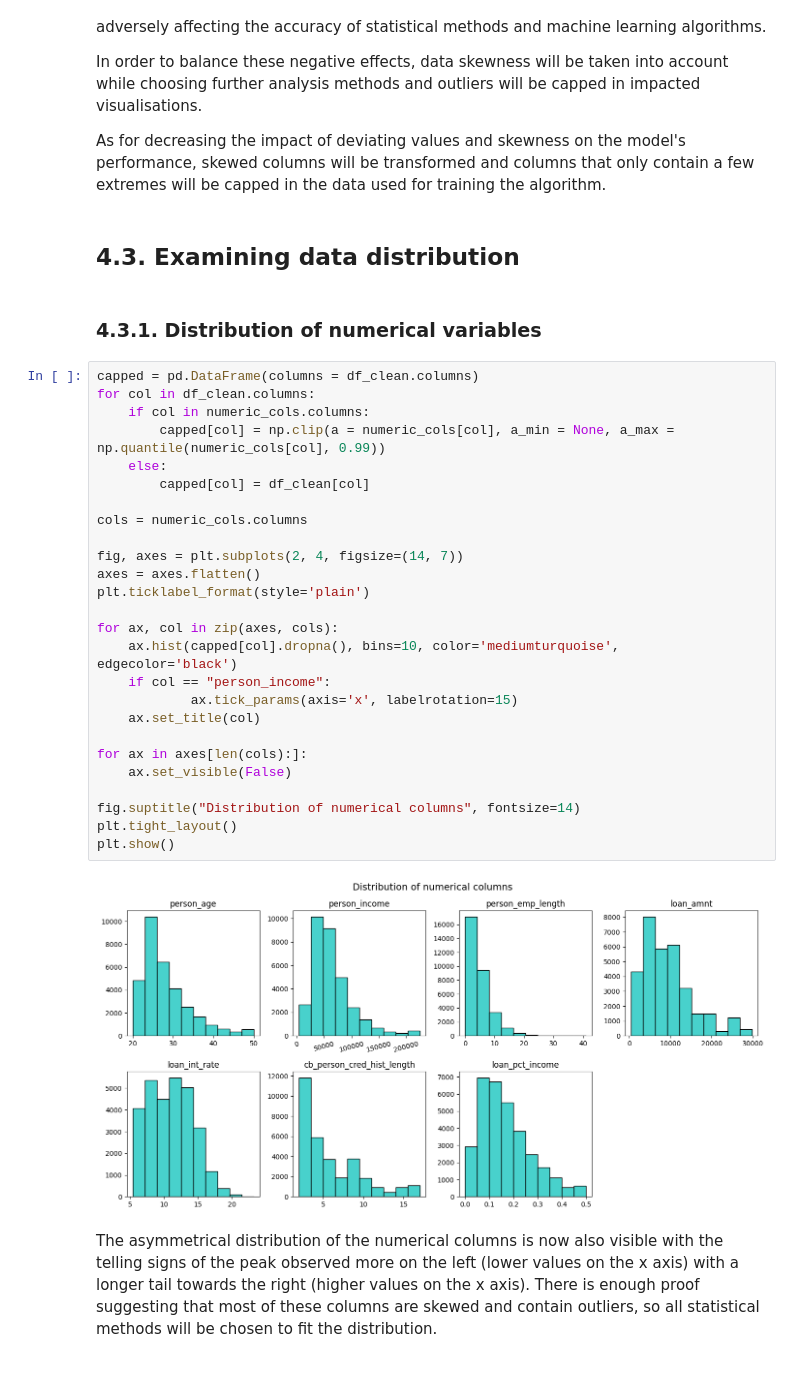
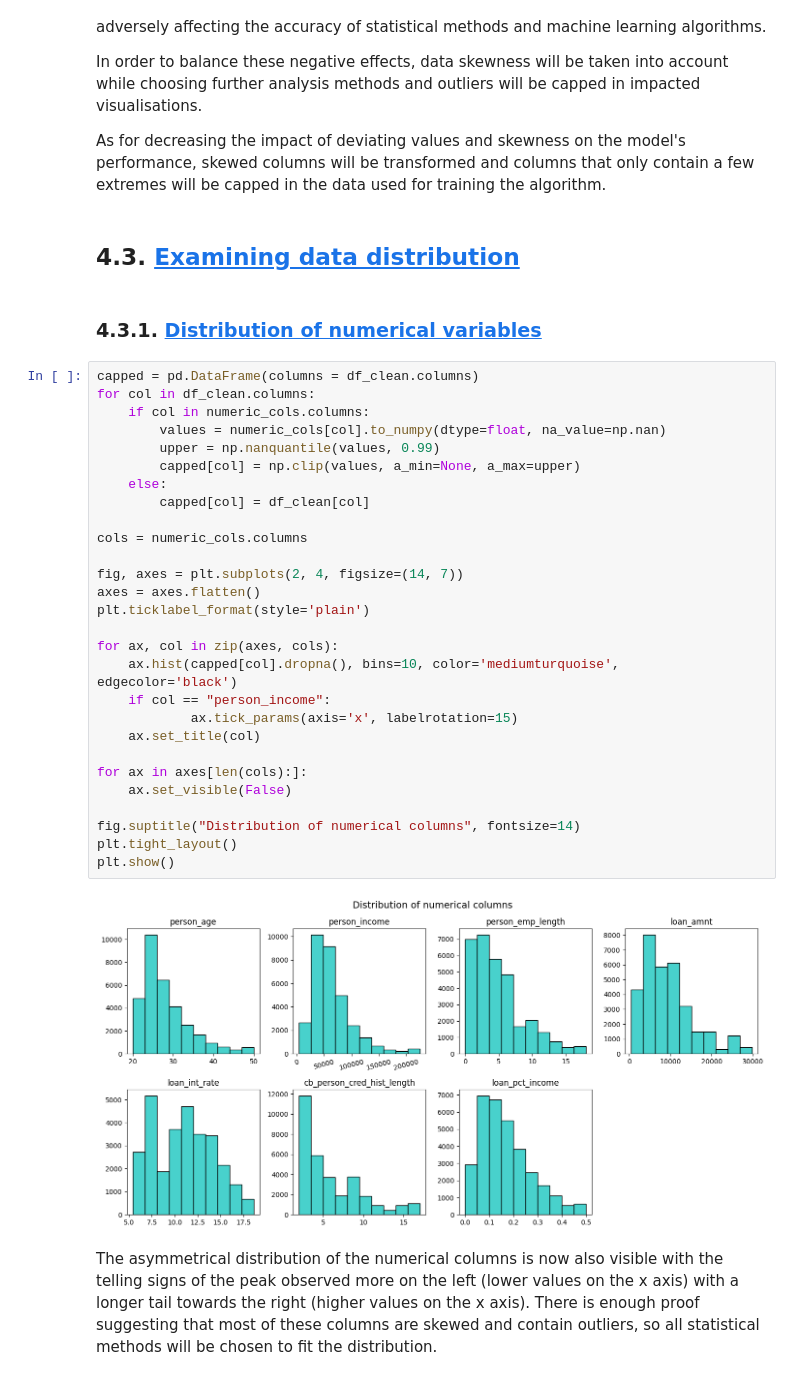
Before and after one commit to hahanni/credit-risk-analysis, a Jupyter notebook: risk analysis/notebooks/eda.ipynb, the cells around one changed output. Cells and saved outputs as stored; diff of their text form.

```diff
--- a/risk analysis/notebooks/eda.ipynb
+++ b/risk analysis/notebooks/eda.ipynb
@@ -528,37 +582,39 @@ In order to balance these negative effects, data skewness will be taken into acc
 
 As for decreasing the impact of deviating values and skewness on the model's performance, skewed columns will be transformed and columns that only contain a few extremes will be capped in the data used for training the algorithm.
 # %% [markdown]
-## 4.3. Examining data distribution
+## 4.3. <a id='toc4_3_'></a>[Examining data distribution](#toc0_)
 # %% [markdown]
-### 4.3.1. Distribution of numerical variables
+### 4.3.1. <a id='toc4_3_1_'></a>[Distribution of numerical variables](#toc0_)
 # %%
 capped = pd.DataFrame(columns = df_clean.columns)
 for col in df_clean.columns:
     if col in numeric_cols.columns:
-        capped[col] = np.clip(a = numeric_cols[col], a_min = None, a_max = np.quantile(numeric_cols[col], 0.99))
+        values = numeric_cols[col].to_numpy(dtype=float, na_value=np.nan)
+        upper = np.nanquantile(values, 0.99)
+        capped[col] = np.clip(values, a_min=None, a_max=upper)
     else:
         capped[col] = df_clean[col]
 
 cols = numeric_cols.columns
 
 fig, axes = plt.subplots(2, 4, figsize=(14, 7))
 axes = axes.flatten()
 plt.ticklabel_format(style='plain')
 
 for ax, col in zip(axes, cols):
     ax.hist(capped[col].dropna(), bins=10, color='mediumturquoise', edgecolor='black')
     if col == "person_income":
             ax.tick_params(axis='x', labelrotation=15)
     ax.set_title(col)
 
 for ax in axes[len(cols):]:
     ax.set_visible(False)
 
 fig.suptitle("Distribution of numerical columns", fontsize=14)
 plt.tight_layout()
 plt.show()
 # %% [output]
-[figure, old version]
+[figure, new version]
 # %% [markdown]
 The asymmetrical distribution of the numerical columns is now also visible with the telling signs of the peak observed more on the left (lower values on the x axis) with a longer tail towards the right (higher values on the x axis). There is enough proof suggesting that most of these columns are skewed and contain outliers, so all statistical methods will be chosen to fit the distribution.
 # %% [markdown]
```
Also changed, not shown: parts of 58 cells of this notebook.
